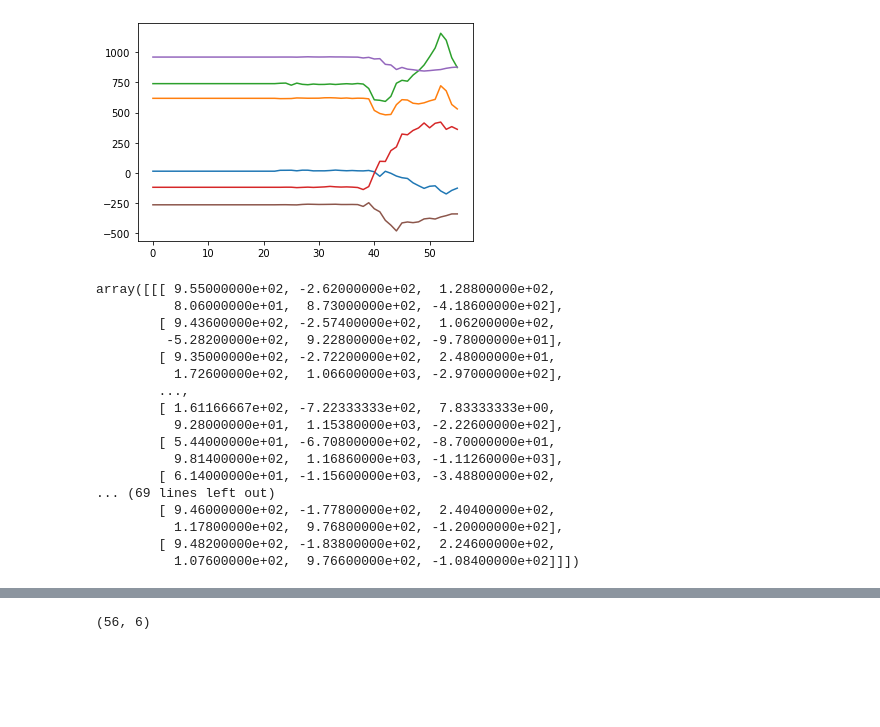
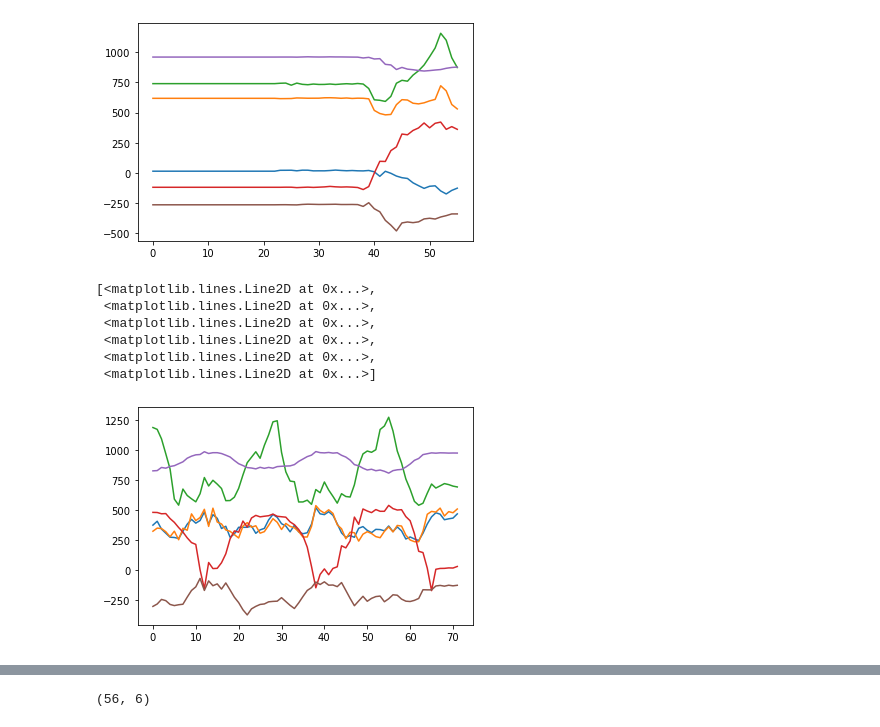
Before and after one commit to UncleBen420/QSelf_Project_Weightlifting_Tracker, a Jupyter notebook: DTW.ipynb, the cells around one changed output, grey strips where cells are left out. Cells and saved outputs as stored; diff of their text form; code cells hidden in the pictures; blank space fills up the shorter version.

```diff
--- a/DTW.ipynb
+++ b/DTW.ipynb
@@ -139,22 +140,13 @@ while i + window < serie_record.shape[0]:
         i += 1
 # %%
 splits2 = np.array(splits)
-splits2
-# %% [output]
-array([[[ 9.55000000e+02, -2.62000000e+02,  1.28800000e+02,
-          8.06000000e+01,  8.73000000e+02, -4.18600000e+02],
-        [ 9.43600000e+02, -2.57400000e+02,  1.06200000e+02,
-         -5.28200000e+02,  9.22800000e+02, -9.78000000e+01],
-        [ 9.35000000e+02, -2.72200000e+02,  2.48000000e+01,
-          1.72600000e+02,  1.06600000e+03, -2.97000000e+02],
-        ...,
-        [ 1.61166667e+02, -7.22333333e+02,  7.83333333e+00,
-          9.28000000e+01,  1.15380000e+03, -2.22600000e+02],
-        [ 5.44000000e+01, -6.70800000e+02, -8.70000000e+01,
-          9.81400000e+02,  1.16860000e+03, -1.11260000e+03],
-        [ 6.14000000e+01, -1.15600000e+03, -3.48800000e+02,
-... (69 lines left out)
-        [ 9.46000000e+02, -1.77800000e+02,  2.40400000e+02,
-          1.17800000e+02,  9.76800000e+02, -1.20000000e+02],
-        [ 9.48200000e+02, -1.83800000e+02,  2.24600000e+02,
-          1.07600000e+02,  9.76600000e+02, -1.08400000e+02]]])
+# %%
+plt.plot(splits2[1940])
+# %% [output]
+[<matplotlib.lines.Line2D at 0x...>,
+ <matplotlib.lines.Line2D at 0x...>,
+ <matplotlib.lines.Line2D at 0x...>,
+ <matplotlib.lines.Line2D at 0x...>,
+ <matplotlib.lines.Line2D at 0x...>,
+ <matplotlib.lines.Line2D at 0x...>]
+[figure, added]
```
Also changed, not shown: parts of 2 cells of this notebook, 5 other files.
